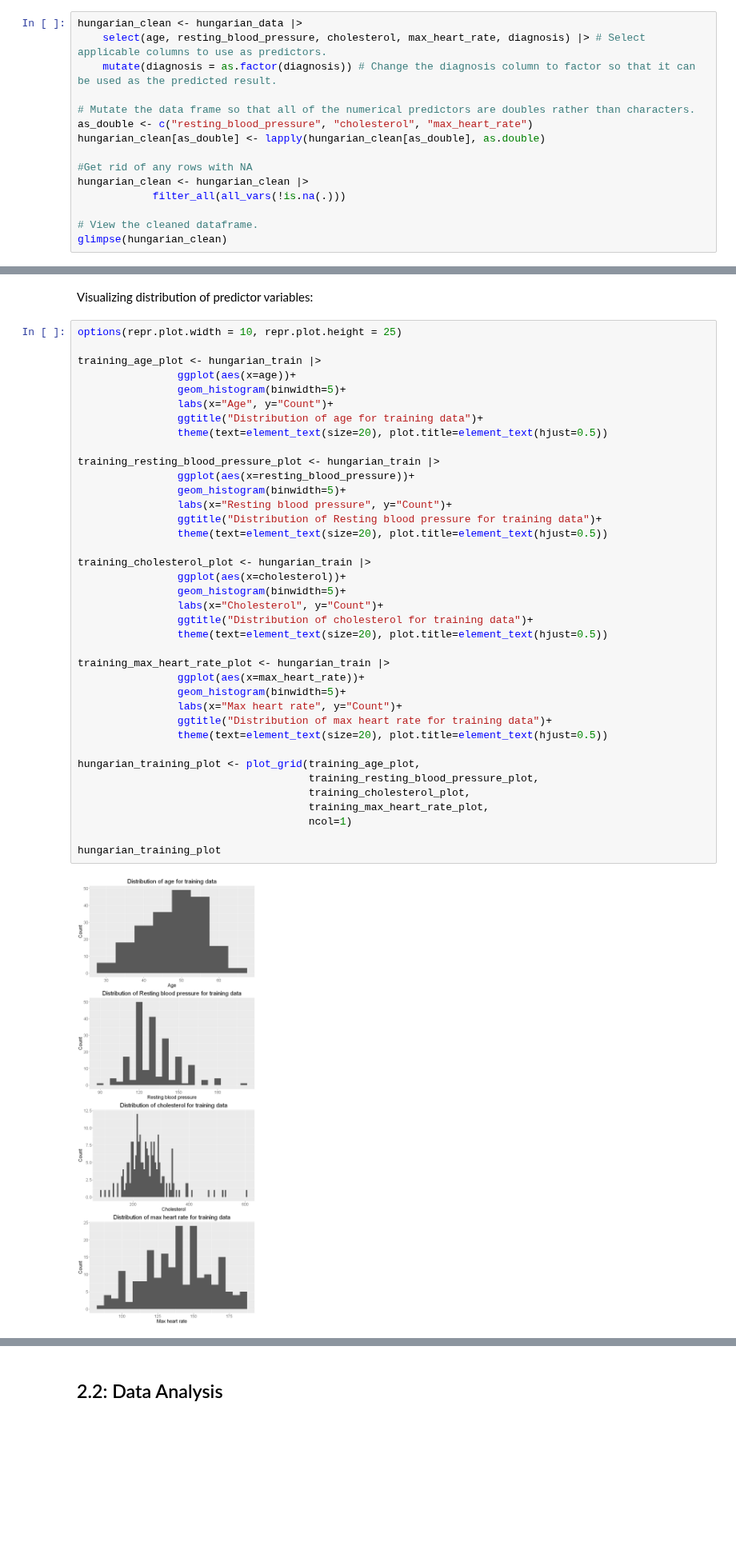
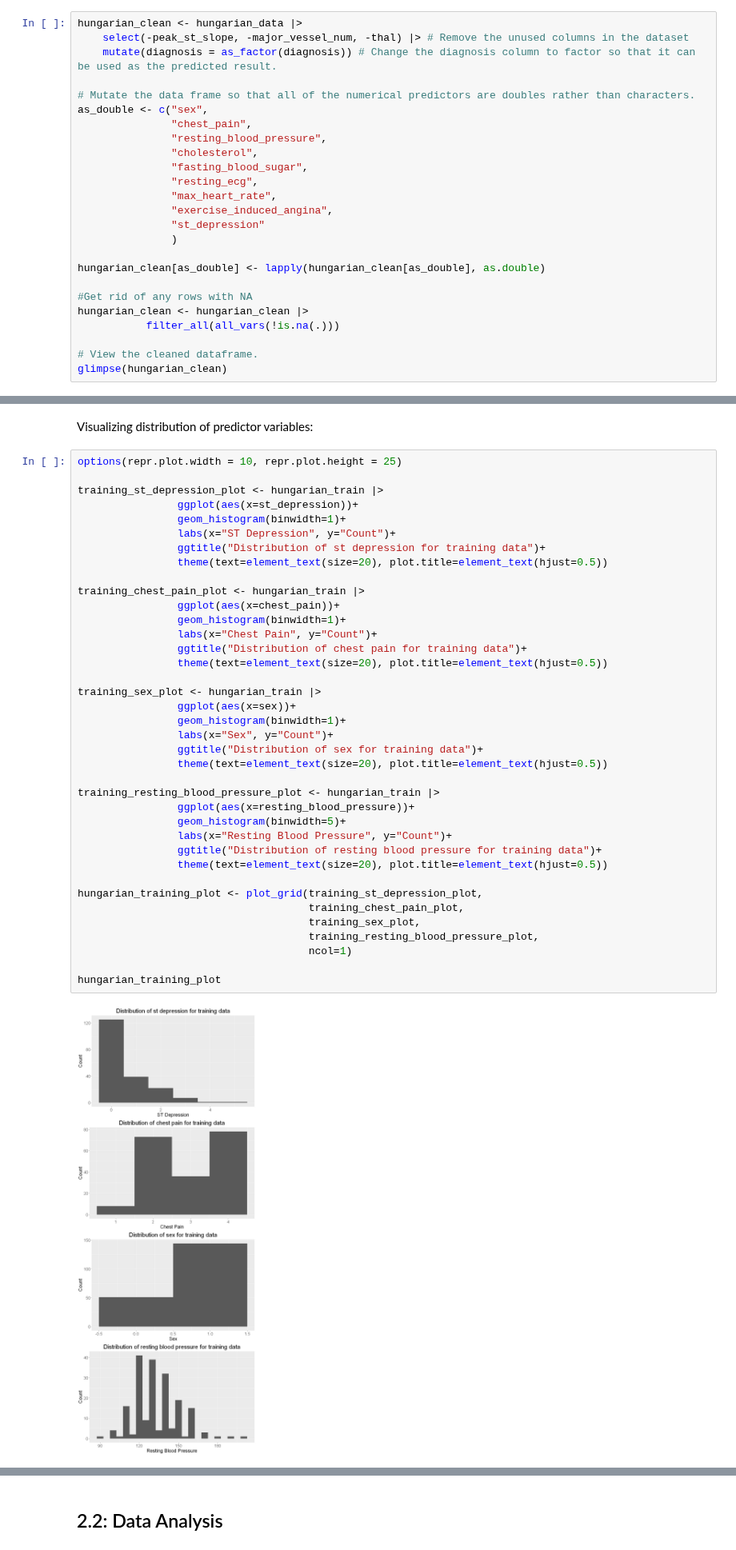
Before and after one commit to elshire7311/dsci100_group73, a Jupyter notebook: heart_analysis.ipynb, the cells around one changed output, grey strips where cells are left out. Shown at 80% size. Drawn from its saved outputs; the diff is of its cells as text; blank space fills up the shorter version.

Commit message:
Added predictor selection and increased accuracy to 78% Woo!

```diff
--- a/heart_analysis.ipynb
+++ b/heart_analysis.ipynb
@@ -93,15 +93,25 @@ Clean the dataset and select the columns we need for our model:
 # %%
 hungarian_clean <- hungarian_data |>
-    select(age, resting_blood_pressure, cholesterol, max_heart_rate, diagnosis) |> # Select applicable columns to use as predictors.
-    mutate(diagnosis = as.factor(diagnosis)) # Change the diagnosis column to factor so that it can be used as the predicted result.
+    select(-peak_st_slope, -major_vessel_num, -thal) |> # Remove the unused columns in the dataset
+    mutate(diagnosis = as_factor(diagnosis)) # Change the diagnosis column to factor so that it can be used as the predicted result.
 
 # Mutate the data frame so that all of the numerical predictors are doubles rather than characters.
-as_double <- c("resting_blood_pressure", "cholesterol", "max_heart_rate")
+as_double <- c("sex",
+               "chest_pain",
+               "resting_blood_pressure",
+               "cholesterol",
+               "fasting_blood_sugar",
+               "resting_ecg",
+               "max_heart_rate",
+               "exercise_induced_angina",
+               "st_depression"
+               )
+
 hungarian_clean[as_double] <- lapply(hungarian_clean[as_double], as.double)
 
 #Get rid of any rows with NA
 hungarian_clean <- hungarian_clean |>
-            filter_all(all_vars(!is.na(.)))
+           filter_all(all_vars(!is.na(.)))
 
 # View the cleaned dataframe.
 glimpse(hungarian_clean)
@@ -191,41 +318,41 @@ Visualizing distribution of predictor variables:
 # %%
 options(repr.plot.width = 10, repr.plot.height = 25)
 
-training_age_plot <- hungarian_train |>
-                ggplot(aes(x=age))+
-                geom_histogram(binwidth=5)+
-                labs(x="Age", y="Count")+
-                ggtitle("Distribution of age for training data")+
+training_st_depression_plot <- hungarian_train |>
+                ggplot(aes(x=st_depression))+
+                geom_histogram(binwidth=1)+
+                labs(x="ST Depression", y="Count")+
+                ggtitle("Distribution of st depression for training data")+
+                theme(text=element_text(size=20), plot.title=element_text(hjust=0.5))
+
+training_chest_pain_plot <- hungarian_train |>
+                ggplot(aes(x=chest_pain))+
+                geom_histogram(binwidth=1)+
+                labs(x="Chest Pain", y="Count")+
+                ggtitle("Distribution of chest pain for training data")+
+                theme(text=element_text(size=20), plot.title=element_text(hjust=0.5))
+
+training_sex_plot <- hungarian_train |>
+                ggplot(aes(x=sex))+
+                geom_histogram(binwidth=1)+
+                labs(x="Sex", y="Count")+
+                ggtitle("Distribution of sex for training data")+
                 theme(text=element_text(size=20), plot.title=element_text(hjust=0.5))
 
 training_resting_blood_pressure_plot <- hungarian_train |>
                 ggplot(aes(x=resting_blood_pressure))+
                 geom_histogram(binwidth=5)+
-                labs(x="Resting blood pressure", y="Count")+
-                ggtitle("Distribution of Resting blood pressure for training data")+
+                labs(x="Resting Blood Pressure", y="Count")+
+                ggtitle("Distribution of resting blood pressure for training data")+
                 theme(text=element_text(size=20), plot.title=element_text(hjust=0.5))
 
-training_cholesterol_plot <- hungarian_train |>
-                ggplot(aes(x=cholesterol))+
-                geom_histogram(binwidth=5)+
-                labs(x="Cholesterol", y="Count")+
-                ggtitle("Distribution of cholesterol for training data")+
-                theme(text=element_text(size=20), plot.title=element_text(hjust=0.5))
-
-training_max_heart_rate_plot <- hungarian_train |>
-                ggplot(aes(x=max_heart_rate))+
-                geom_histogram(binwidth=5)+
-                labs(x="Max heart rate", y="Count")+
-                ggtitle("Distribution of max heart rate for training data")+
-                theme(text=element_text(size=20), plot.title=element_text(hjust=0.5))
-
-hungarian_training_plot <- plot_grid(training_age_plot,
+hungarian_training_plot <- plot_grid(training_st_depression_plot,
+                                     training_chest_pain_plot,
+                                     training_sex_plot,
                                      training_resting_blood_pressure_plot,
-                                     training_cholesterol_plot,
-                                     training_max_heart_rate_plot,
                                      ncol=1)
 
 hungarian_training_plot
 # %% [output]
-[figure, old version]
+[figure, new version]
 # %% [markdown]
```
Also changed, not shown: parts of 22 cells of this notebook.
